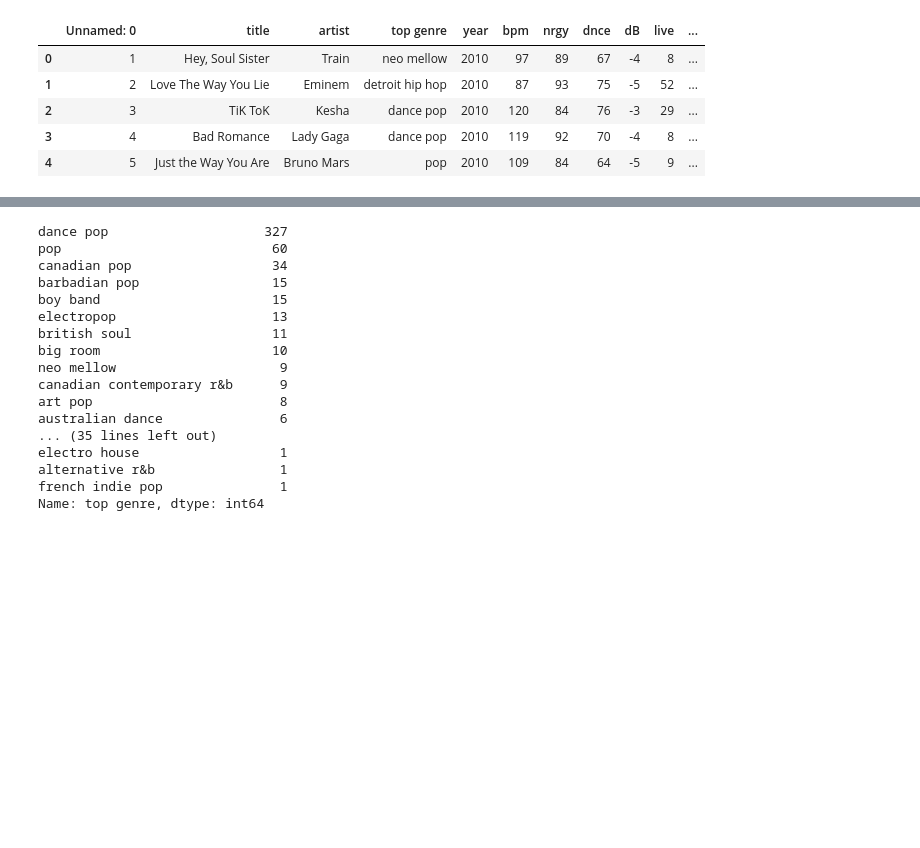
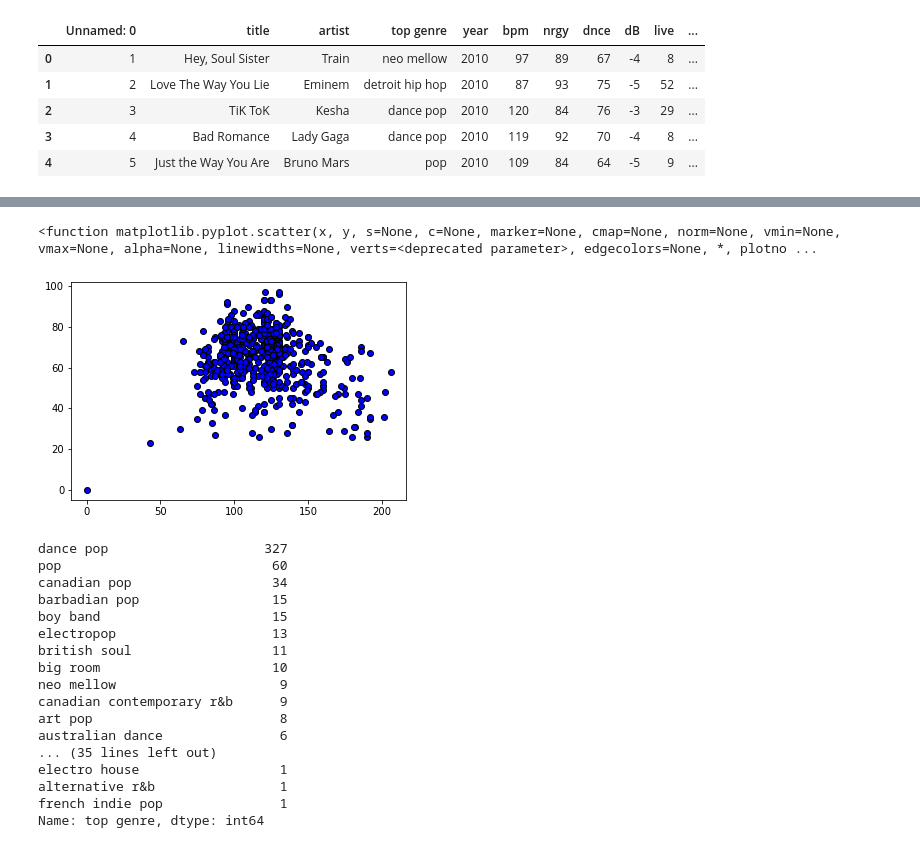
Before and after one commit to Tman2111/butler_groupE_project1, a Jupyter notebook: Team Changes.ipynb, the cells around one changed output, grey strips where cells are left out. Saved outputs shown, nothing was run; the diff lists cells and outputs as text; code cells hidden in the pictures; blank space fills up the shorter version.

```diff
--- a/Team Changes.ipynb
+++ b/Team Changes.ipynb
@@ -68,6 +68,12 @@ correlation_matrix
 | acous | 0.096518 | 0.101725 | -0.113257 | -0.562287 | -0.240064 | -0.190401 | -0.098167 | -0.249038 | 0.091802 | 1.000000 | 0.002763 | ... |
 | spch | 0.013672 | 0.004778 | 0.058999 | 0.107313 | -0.028041 | -0.001110 | 0.144103 | 0.122013 | 0.054564 | 0.002763 | 1.000000 | ... |
 | pop | 0.150420 | 0.241261 | 0.018983 | -0.057645 | 0.116054 | 0.156897 | -0.075749 | 0.038953 | -0.104363 | 0.026704 | -0.041490 | ... |
+# %%
+plt.scatter(music_data_pd["bpm"], music_data_pd["dnce"], facecolor="blue", edgecolor="black")
+plt.scatter
+# %% [output]
+<function matplotlib.pyplot.scatter(x, y, s=None, c=None, marker=None, cmap=None, norm=None, vmin=None, vmax=None, alpha=None, linewidths=None, verts=<deprecated parameter>, edgecolors=None, *, plotno ...
+[figure, added]
 # %%
  music_data_pd["top genre"].value_counts()
 # %% [output]
```
